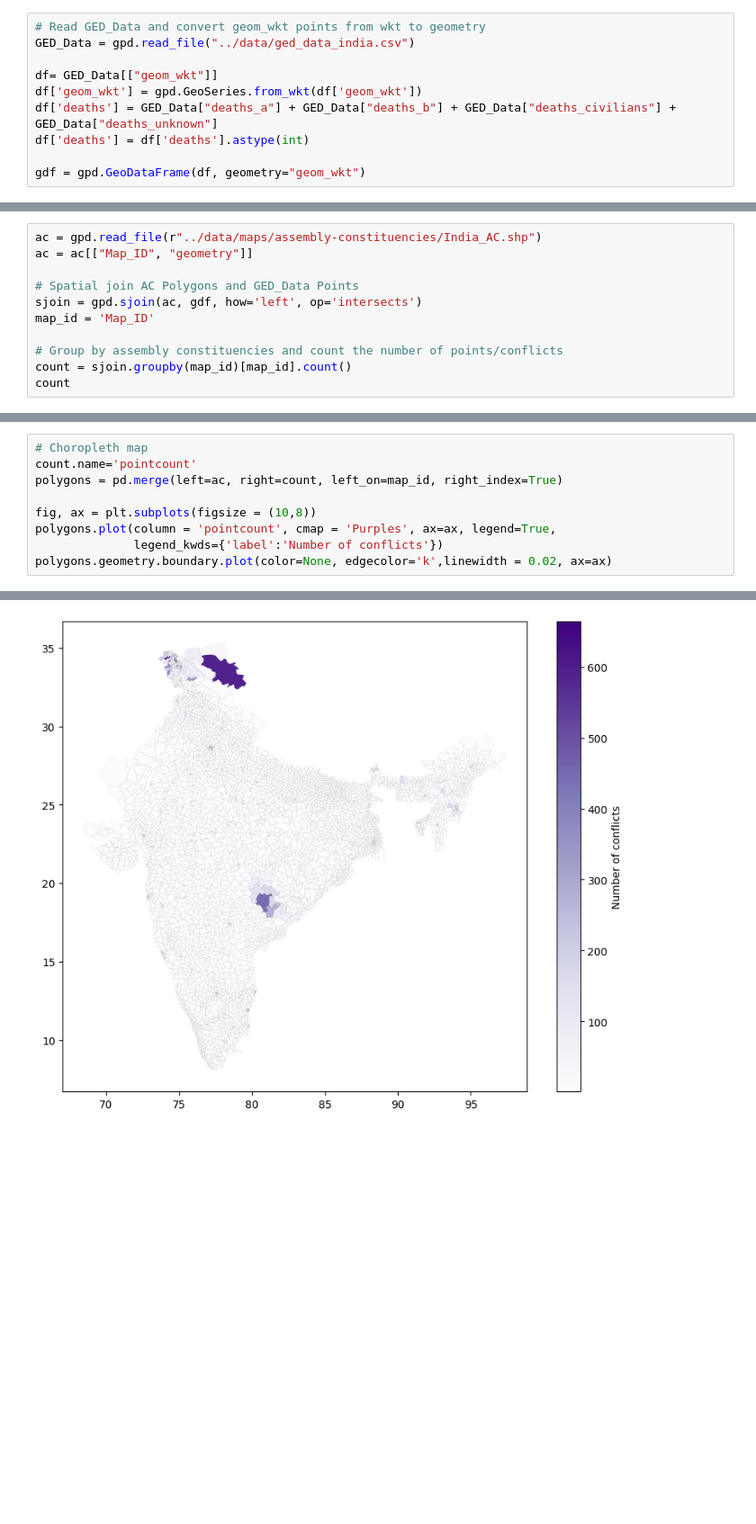
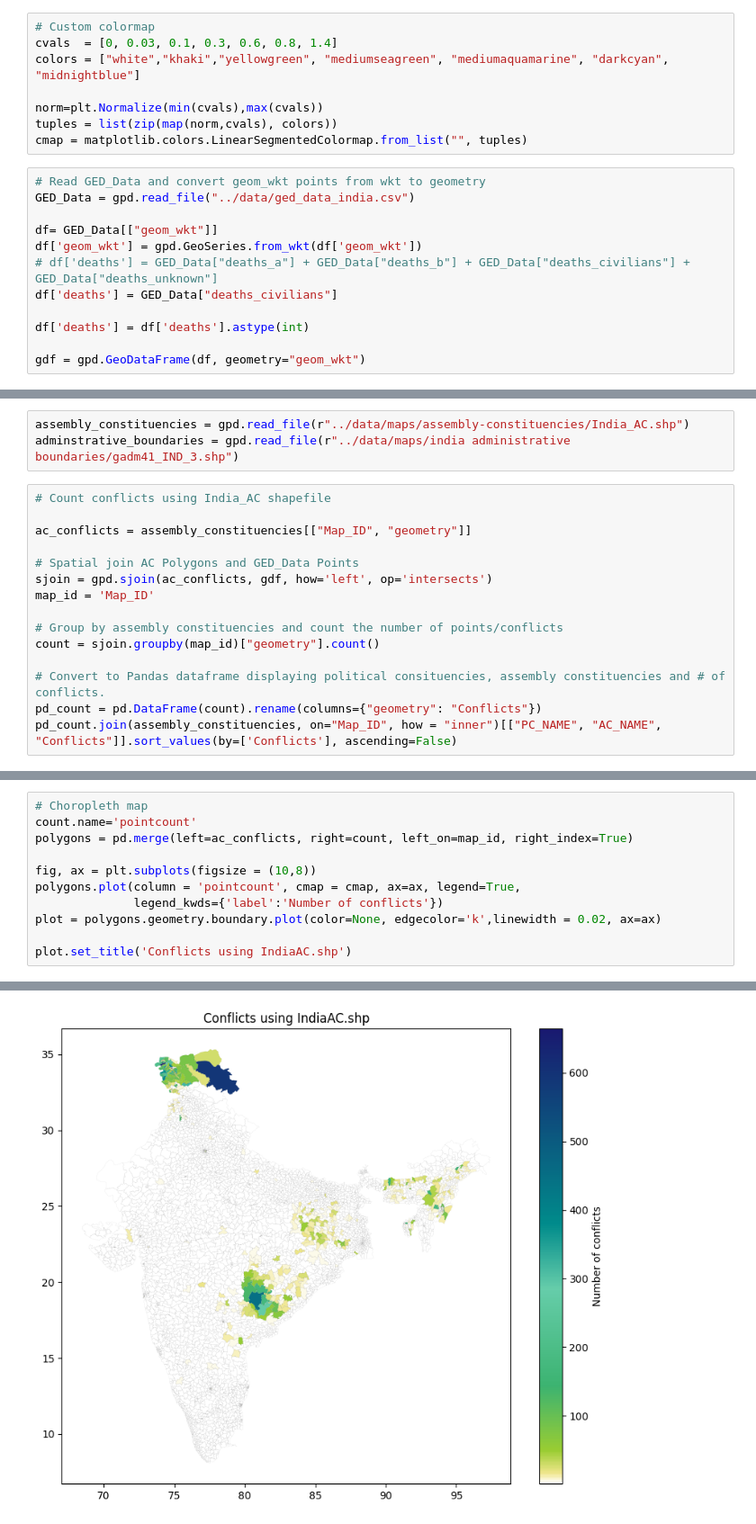
Before and after one commit to jonathanold/conflict-india, a Jupyter notebook: code/GED_choropleth.ipynb, the cells around one changed output, grey strips where cells are left out. Shown: that part at 90% size. Saved outputs shown, nothing was run; the diff lists cells and outputs as text; blank space fills up the shorter version.

Commit message:
refined choropleth maps, added dataframes

```diff
--- a/code/GED_choropleth.ipynb
+++ b/code/GED_choropleth.ipynb
@@ -6,10 +7,20 @@ import matplotlib.pyplot as plt
+# %%
+# Custom colormap
+cvals  = [0, 0.03, 0.1, 0.3, 0.6, 0.8, 1.4]
+colors = ["white","khaki","yellowgreen", "mediumseagreen", "mediumaquamarine", "darkcyan", "midnightblue"]
+
+norm=plt.Normalize(min(cvals),max(cvals))
+tuples = list(zip(map(norm,cvals), colors))
+cmap = matplotlib.colors.LinearSegmentedColormap.from_list("", tuples)
 # %%
 # Read GED_Data and convert geom_wkt points from wkt to geometry
 GED_Data = gpd.read_file("../data/ged_data_india.csv")
 
 df= GED_Data[["geom_wkt"]]
 df['geom_wkt'] = gpd.GeoSeries.from_wkt(df['geom_wkt'])
-df['deaths'] = GED_Data["deaths_a"] + GED_Data["deaths_b"] + GED_Data["deaths_civilians"] + GED_Data["deaths_unknown"]
+# df['deaths'] = GED_Data["deaths_a"] + GED_Data["deaths_b"] + GED_Data["deaths_civilians"] + GED_Data["deaths_unknown"]
+df['deaths'] = GED_Data["deaths_civilians"]
+
 df['deaths'] = df['deaths'].astype(int)
 
 gdf = gpd.GeoDataFrame(df, geometry="geom_wkt")
@@ -29,17 +40,24 @@ Try using .loc[row_indexer,col_indexer] = value instead
 
 See the caveats in the documentation: https://pandas.pydata.org/pandas-docs/stable/user_guide/indexing.html#returning-a-view-versus-a-copy
   df['deaths'] = df['deaths'].astype(int)
+# %%
+assembly_constituencies = gpd.read_file(r"../data/maps/assembly-constituencies/India_AC.shp")
+adminstrative_boundaries = gpd.read_file(r"../data/maps/india administrative boundaries/gadm41_IND_3.shp")
 # %%
-ac = gpd.read_file(r"../data/maps/assembly-constituencies/India_AC.shp")
-ac = ac[["Map_ID", "geometry"]]
+# Count conflicts using India_AC shapefile
+
+ac_conflicts = assembly_constituencies[["Map_ID", "geometry"]]
 
 # Spatial join AC Polygons and GED_Data Points
-sjoin = gpd.sjoin(ac, gdf, how='left', op='intersects')
+sjoin = gpd.sjoin(ac_conflicts, gdf, how='left', op='intersects')
 map_id = 'Map_ID'
 
 # Group by assembly constituencies and count the number of points/conflicts
-count = sjoin.groupby(map_id)[map_id].count()
-count
+count = sjoin.groupby(map_id)["geometry"].count()
+
+# Convert to Pandas dataframe displaying political consituencies, assembly constituencies and # of conflicts.
+pd_count = pd.DataFrame(count).rename(columns={"geometry": "Conflicts"})
+pd_count.join(assembly_constituencies, on="Map_ID", how = "inner")[["PC_NAME", "AC_NAME", "Conflicts"]].sort_values(by=['Conflicts'], ascending=False)
 # %% [output]
 Use `to_crs()` to reproject one of the input geometries to match the CRS of the other.
 
@@ -63,10 +82,12 @@ Name: Map_ID, Length: 4169, dtype: int64
 # %%
 # Choropleth map
 count.name='pointcount'
-polygons = pd.merge(left=ac, right=count, left_on=map_id, right_index=True)
+polygons = pd.merge(left=ac_conflicts, right=count, left_on=map_id, right_index=True)
 
 fig, ax = plt.subplots(figsize = (10,8))
-polygons.plot(column = 'pointcount', cmap = 'Purples', ax=ax, legend=True,
+polygons.plot(column = 'pointcount', cmap = cmap, ax=ax, legend=True,
               legend_kwds={'label':'Number of conflicts'})
-polygons.geometry.boundary.plot(color=None, edgecolor='k',linewidth = 0.02, ax=ax)
+plot = polygons.geometry.boundary.plot(color=None, edgecolor='k',linewidth = 0.02, ax=ax)
+
+plot.set_title('Conflicts using IndiaAC.shp')
 # %% [output]
@@ -74,2 +95,2 @@ polygons.geometry.boundary.plot(color=None, edgecolor='k',linewidth = 0.02, ax=a
-[figure, old version]
+[figure, new version]
 # %%
```
Also changed, not shown: parts of 9 cells of this notebook, 1 other file.
